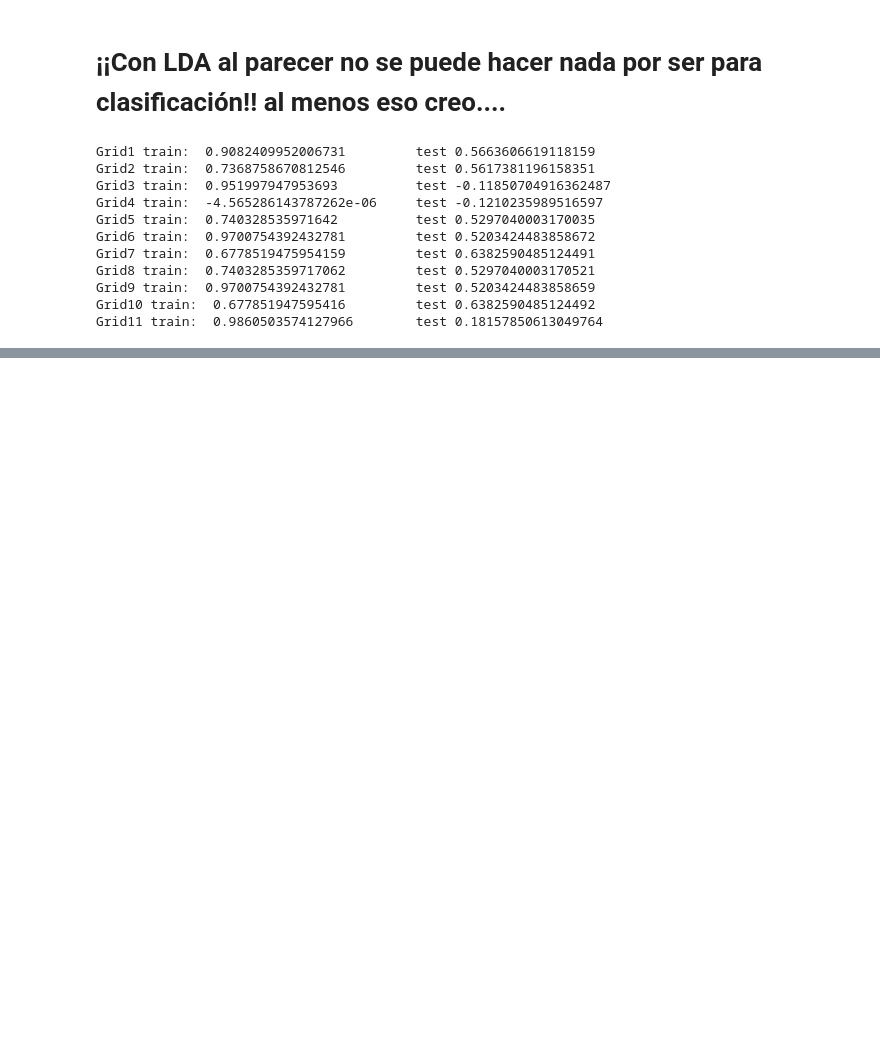
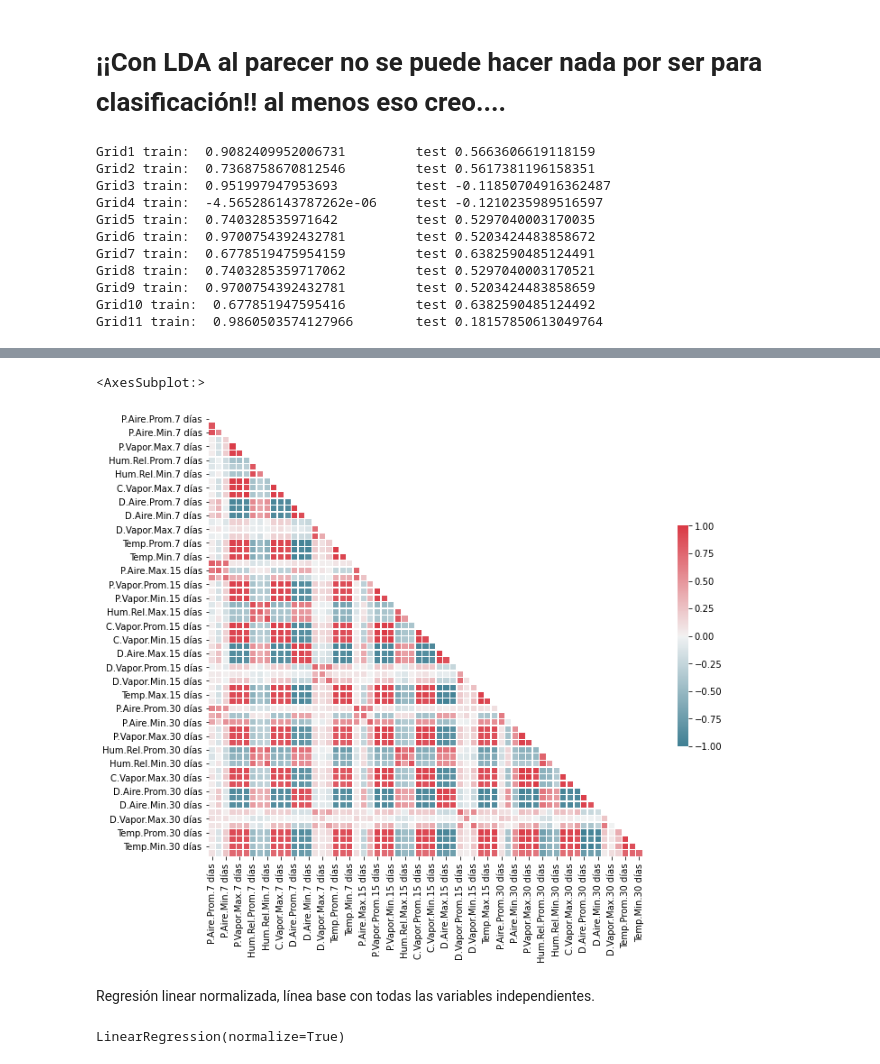
Before and after one commit to josemoncada87/tallerFDA2, a Jupyter notebook: Taller Fundamentos de Analítica de Datos II - Enunciado.ipynb, the cells around one changed output, grey strips where cells are left out. Cells and saved outputs as stored; diff of their text form; code cells hidden in the pictures; blank space fills up the shorter version.

Commit message:
Ridge & Lasso

```diff
--- a/Taller Fundamentos de Analítica de Datos II - Enunciado.ipynb
+++ b/Taller Fundamentos de Analítica de Datos II - Enunciado.ipynb
@@ -598,3 +598,9 @@ Grid8 train:  0.7403285359717062         test 0.5297040003170521
 Grid9 train:  0.9700754392432781         test 0.5203424483858659
 Grid10 train:  0.677851947595416         test 0.6382590485124492
 Grid11 train:  0.9860503574127966        test 0.18157850613049764
+# %%
+# ahora vamos a trabajar con Ridge y Lasso
+
+# Calculamos la matriz de correlaciones
+corr = X_train.join(y_train).corr()
+corr
@@ -600,0 +621,15 @@ Grid11 train:  0.9860503574127966        test 0.18157850613049764
+# %%
+f, ax = plt.subplots(figsize=(11, 9))
+
+# Mapa de colores
+cmap = sns.diverging_palette(220, 10, as_cmap=True)
+
+# Borramos la parte diagonal superior con una máscara
+mask = np.zeros_like(corr, dtype=np.bool)
+mask[np.triu_indices_from(mask)] = True
+
+sns.heatmap(corr, cmap=cmap, vmax=1, vmin=-1, center=0, mask=mask,
+            square=True, linewidths=.5, cbar_kws={"shrink": .5})
+# %% [output]
+<AxesSubplot:>
+[figure, added]
@@ -600,0 +641,7 @@ Grid11 train:  0.9860503574127966        test 0.18157850613049764
+# %% [markdown]
+Regresión linear normalizada, línea base con todas las variables independientes.
+# %%
+regr = LinearRegression(normalize=True)
+regr.fit(X_train, y_train)
+# %% [output]
+LinearRegression(normalize=True)
```
Also changed, not shown: parts of 7 cells of this notebook.
